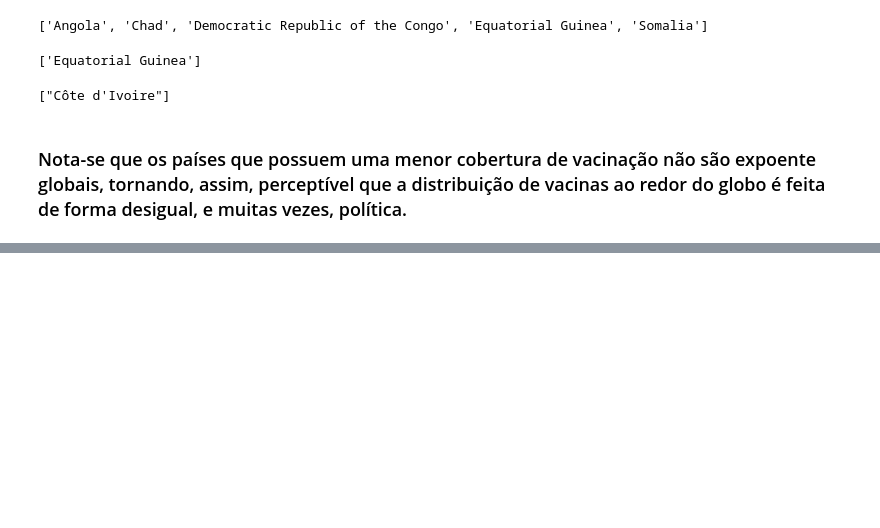
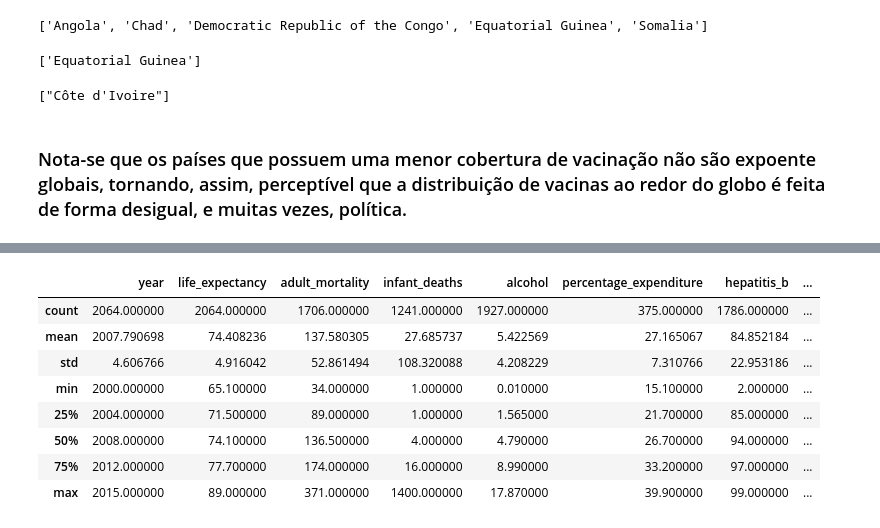
Before and after one commit to Vlarck/ICD, a Jupyter notebook: Projeto/Projeto_final.ipynb, the cells around one changed output, grey strips where cells are left out. Cells and saved outputs as stored; diff of their text form; code cells hidden in the pictures; blank space fills up the shorter version.

```diff
--- a/Projeto/Projeto_final.ipynb
+++ b/Projeto/Projeto_final.ipynb
@@ -52,3 +50,18 @@ df.rename(columns={'thinness 1-19 years':'thinness 10-19 years'}, inplace=True)
+# %%
+oldcols = list(df.columns)
+newcols = []
+for col in oldcols:
+    newcols.append(col.strip().replace('  ', ' '))
+df.columns = newcols
+df.rename(columns={'thinness 1-19 years':'thinness 10-19 years'}, inplace=True)
+
+p5_mort = np.percentile(df['Adult Mortality'].dropna(), 5)
+df['Adult Mortality'] = df.apply(lambda x: np.nan if x['Adult Mortality'] < p5_mort else x['Adult Mortality'], axis=1)
+
+df['BMI'] = df.apply(lambda x: np.nan if (x['BMI'] < 15 or x['BMI'] > 40) else x['BMI'], axis=1)
+
+df['infant deaths'] = df['infant deaths'].replace(0, np.nan)
+df['percentage expenditure'] = df.apply(lambda x: np.nan if (x['percentage expenditure'] < 0 or x['percentage expenditure'] > 100) else x['percentage expenditure'], axis=1)
 # %% [markdown]
 ### Checando dados nulos
 # %%
@@ -536,0 +554,12 @@ print (lista_hepatite_min)
+# %%
+df.loc[df.life_expectancy > 65].describe()
+# %% [output]
+|  | year | life_expectancy | adult_mortality | infant_deaths | alcohol | percentage_expenditure | hepatitis_b | ... |
+| count | 2064.000000 | 2064.000000 | 1706.000000 | 1241.000000 | 1927.000000 | 375.000000 | 1786.000000 | ... |
+| mean | 2007.790698 | 74.408236 | 137.580305 | 27.685737 | 5.422569 | 27.165067 | 84.852184 | ... |
+| std | 4.606766 | 4.916042 | 52.861494 | 108.320088 | 4.208229 | 7.310766 | 22.953186 | ... |
+| min | 2000.000000 | 65.100000 | 34.000000 | 1.000000 | 0.010000 | 15.100000 | 2.000000 | ... |
+| 25% | 2004.000000 | 71.500000 | 89.000000 | 1.000000 | 1.565000 | 21.700000 | 85.000000 | ... |
+| 50% | 2008.000000 | 74.100000 | 136.500000 | 4.000000 | 4.790000 | 26.700000 | 94.000000 | ... |
+| 75% | 2012.000000 | 77.700000 | 174.000000 | 16.000000 | 8.990000 | 33.200000 | 97.000000 | ... |
+| max | 2015.000000 | 89.000000 | 371.000000 | 1400.000000 | 17.870000 | 39.900000 | 99.000000 | ... |
```
Also changed, not shown: parts of 6 cells of this notebook.
